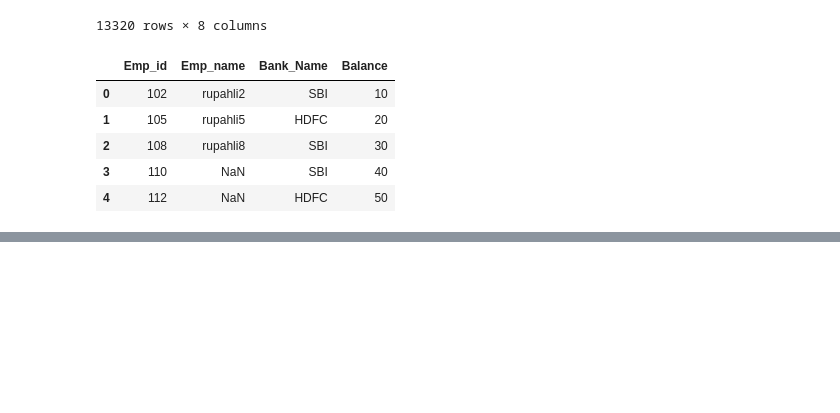
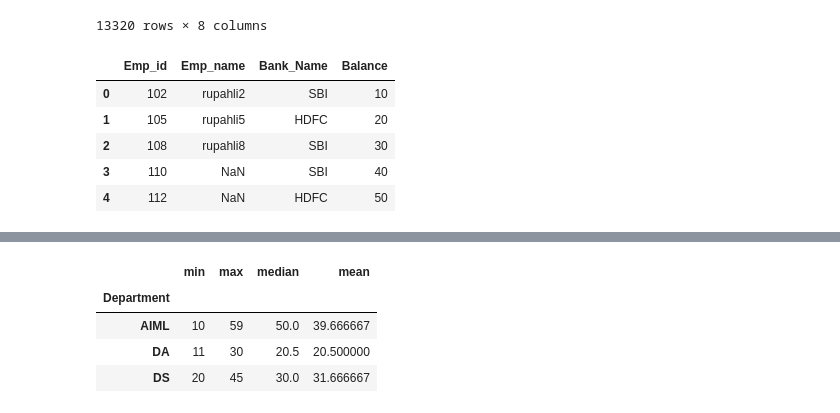
Before and after one commit to rupahli/AIML, a Jupyter notebook: Code/panda.ipynb, the cells around one changed output, grey strips where cells are left out. Cells and saved outputs as stored; diff of their text form; code cells hidden in the pictures; blank space fills up the shorter version.

```diff
--- a/Code/panda.ipynb
+++ b/Code/panda.ipynb
@@ -185,0 +329,21 @@ df7
+# %%
+import pandas as pd
+
+AIML_df=pd.DataFrame()
+
+AIML_df['Emp_id']=[101,102,103,104,105,106,107,108]
+AIML_df['Emp_name']=['rupahli1   ','rupahli2   ','  rupahli3','rupahli4','rupahli5','rupahli6','rupahli7','rupahli8']
+AIML_df['Department']=['AIML','DS','DS','AIML','DA','DA','DS','AIML']
+AIML_df['Salary'] = [10,20,30,50,30,11,45,59]
+AIML_df['Experience'] = [10,11,21,14,16,11,23,13]
+AIML_df
+
+grouped_data = AIML_df.groupby(['Department'])['Salary'].agg(['min','max','median','mean'])
+grouped_data
+# it grouped into 3 then took min / max... values on the group
+# %% [output]
+|  | min | max | median | mean |
+| Department |  |  |  |  |
+| AIML | 10 | 59 | 50.0 | 39.666667 |
+| DA | 11 | 30 | 20.5 | 20.500000 |
+| DS | 20 | 45 | 30.0 | 31.666667 |
```
Also changed, not shown: parts of 6 cells of this notebook, 2 other files.
